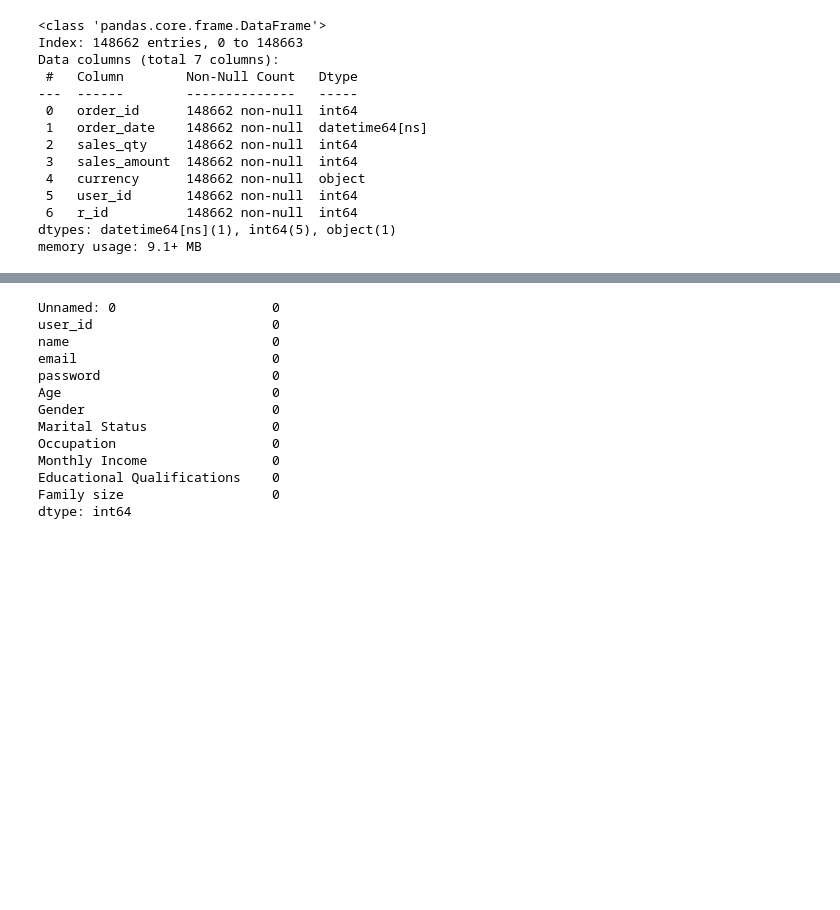
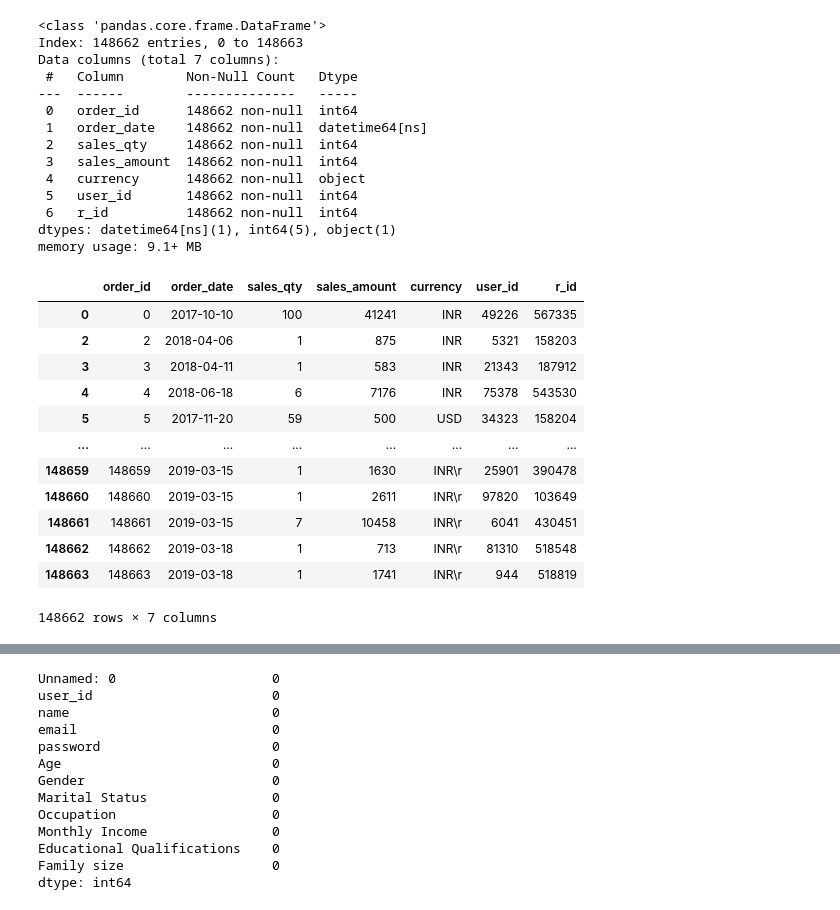
Before and after one commit to igelfgat/delivery_app_analysis_final_project, a Jupyter notebook: final_project.ipynb, the cells around one changed output, grey strips where cells are left out. Saved outputs shown, nothing was run; the diff lists cells and outputs as text; code cells hidden in the pictures; blank space fills up the shorter version.

```diff
--- a/final_project.ipynb
+++ b/final_project.ipynb
@@ -396,3 +462,19 @@ Data columns (total 7 columns):
  6   r_id          148662 non-null  int64
 dtypes: datetime64[ns](1), int64(5), object(1)
 memory usage: 9.1+ MB
+# %%
+cleaned_orders_df
+# %% [output]
+|  | order_id | order_date | sales_qty | sales_amount | currency | user_id | r_id |
+| 0 | 0 | 2017-10-10 | 100 | 41241 | INR | 49226 | 567335 |
+| 2 | 2 | 2018-04-06 | 1 | 875 | INR | 5321 | 158203 |
+| 3 | 3 | 2018-04-11 | 1 | 583 | INR | 21343 | 187912 |
+| 4 | 4 | 2018-06-18 | 6 | 7176 | INR | 75378 | 543530 |
+| 5 | 5 | 2017-11-20 | 59 | 500 | USD | 34323 | 158204 |
+| ... | ... | ... | ... | ... | ... | ... | ... |
+| 148659 | 148659 | 2019-03-15 | 1 | 1630 | INR\r | 25901 | 390478 |
+| 148660 | 148660 | 2019-03-15 | 1 | 2611 | INR\r | 97820 | 103649 |
+| 148661 | 148661 | 2019-03-15 | 7 | 10458 | INR\r | 6041 | 430451 |
+| 148662 | 148662 | 2019-03-18 | 1 | 713 | INR\r | 81310 | 518548 |
+| 148663 | 148663 | 2019-03-18 | 1 | 1741 | INR\r | 944 | 518819 |
+148662 rows × 7 columns
```
Also changed, not shown: parts of 19 cells of this notebook, 4 other files.
